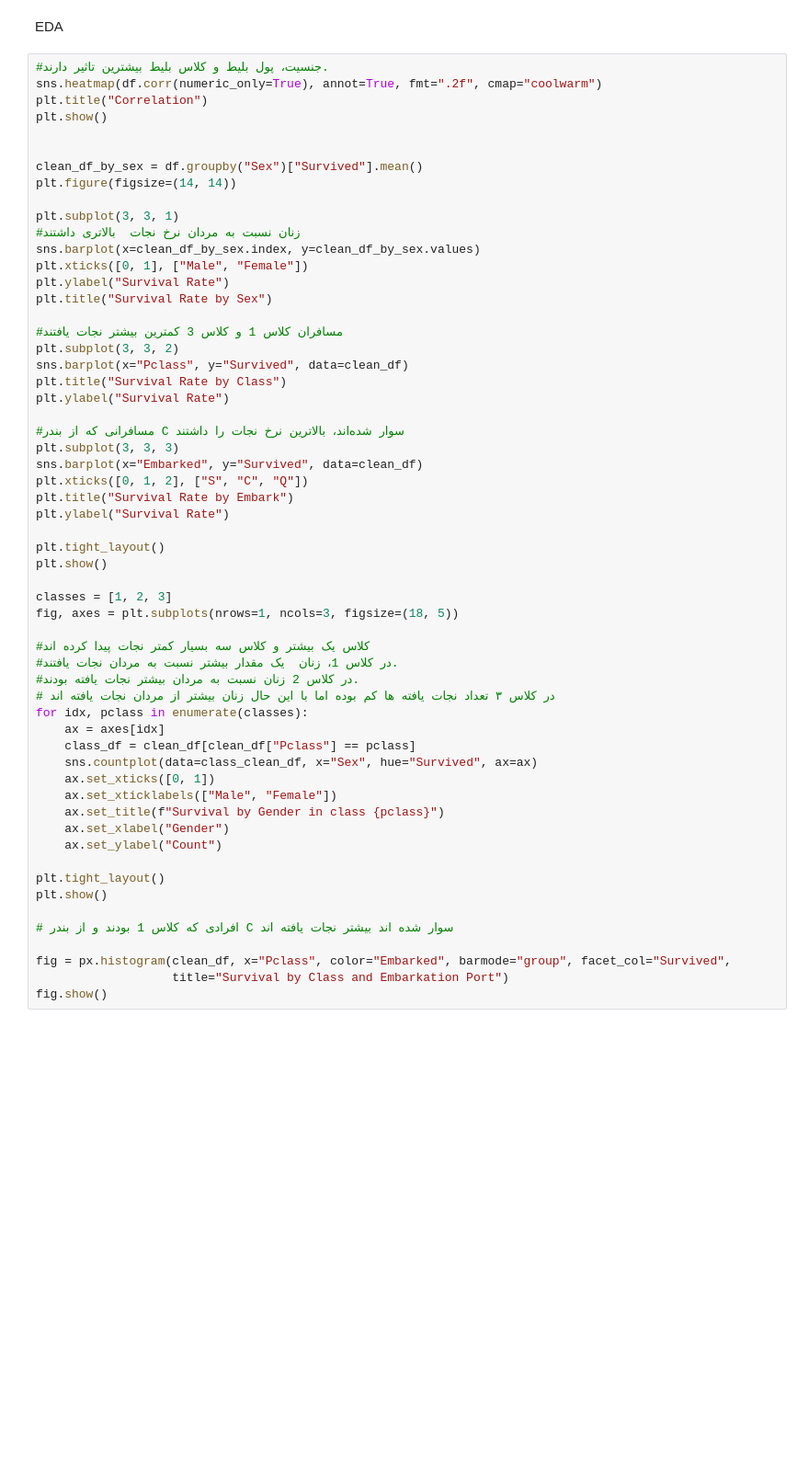
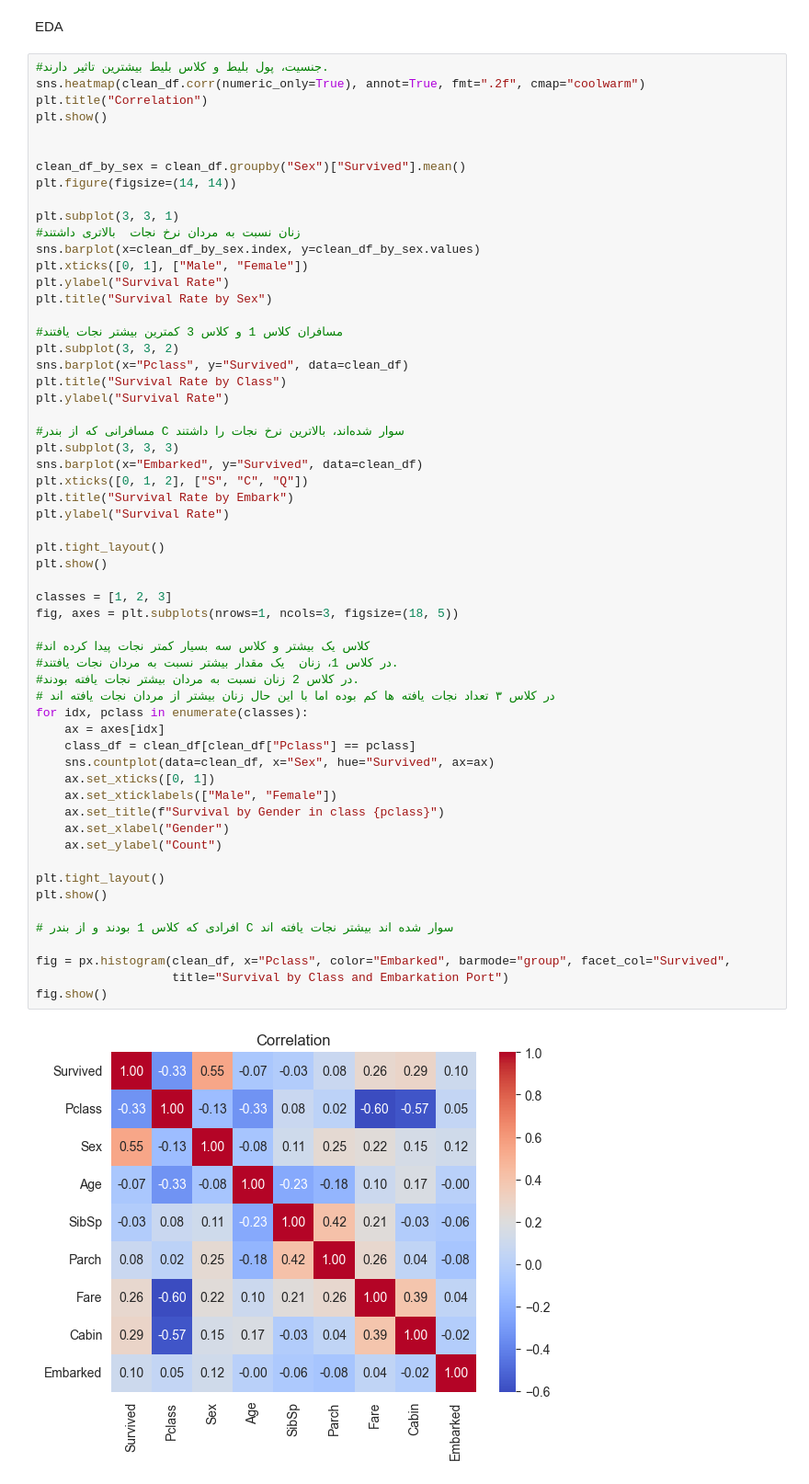
Before and after one commit to mohamad-hk/titanic-passenger-survival-prediction, a Jupyter notebook: main.ipynb, the cells around one changed output. Shown at 92% size. Cells and saved outputs as stored; diff of their text form; blank space fills up the shorter version.

```diff
--- a/main.ipynb
+++ b/main.ipynb
@@ -96,12 +169,12 @@ clean_df = clean_df[clean_df["Fare"] != clean_df["Fare"].max()]
 EDA
 # %%
 #جنسیت، پول بلیط و کلاس بلیط بیشترین تاثیر دارند.
-sns.heatmap(df.corr(numeric_only=True), annot=True, fmt=".2f", cmap="coolwarm")
+sns.heatmap(clean_df.corr(numeric_only=True), annot=True, fmt=".2f", cmap="coolwarm")
 plt.title("Correlation")
 plt.show()
 
 
-clean_df_by_sex = df.groupby("Sex")["Survived"].mean()
+clean_df_by_sex = clean_df.groupby("Sex")["Survived"].mean()
 plt.figure(figsize=(14, 14))
 
 plt.subplot(3, 3, 1)
@@ -124,31 +197,33 @@ plt.xticks([0, 1, 2], ["S", "C", "Q"])
 plt.title("Survival Rate by Embark")
 plt.ylabel("Survival Rate")
 
 plt.tight_layout()
 plt.show()
 
 classes = [1, 2, 3]
 fig, axes = plt.subplots(nrows=1, ncols=3, figsize=(18, 5))
 
 #کلاس یک بیشتر و کلاس سه بسیار کمتر نجات پیدا کرده اند
 #در کلاس 1، زنان  یک مقدار بیشتر نسبت به مردان نجات یافتند.
 #در کلاس 2 زنان نسبت به مردان بیشتر نجات یافته بودند.
 # در کلاس ۳ تعداد نجات یافته ها کم بوده اما با این حال زنان بیشتر از مردان نجات یافته اند
 for idx, pclass in enumerate(classes):
     ax = axes[idx]
     class_df = clean_df[clean_df["Pclass"] == pclass]
-    sns.countplot(data=class_clean_df, x="Sex", hue="Survived", ax=ax)
+    sns.countplot(data=clean_df, x="Sex", hue="Survived", ax=ax)
     ax.set_xticks([0, 1])
     ax.set_xticklabels(["Male", "Female"])
     ax.set_title(f"Survival by Gender in class {pclass}")
     ax.set_xlabel("Gender")
     ax.set_ylabel("Count")
 
 plt.tight_layout()
 plt.show()
 
 # افرادی که کلاس 1 بودند و از بندر C سوار شده اند بیشتر نجات یافته اند
 
 fig = px.histogram(clean_df, x="Pclass", color="Embarked", barmode="group", facet_col="Survived",
                    title="Survival by Class and Embarkation Port")
 fig.show()
+# %% [output]
+[figure, added]
```
Also changed, not shown: parts of 16 cells of this notebook, 1 other file.
